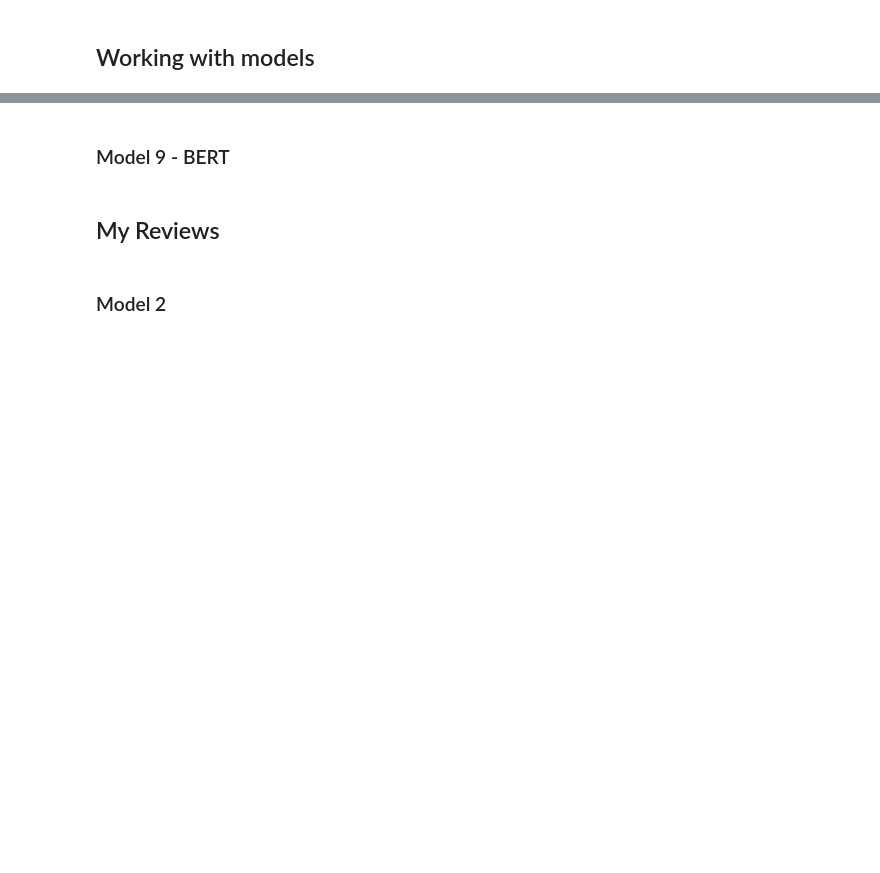
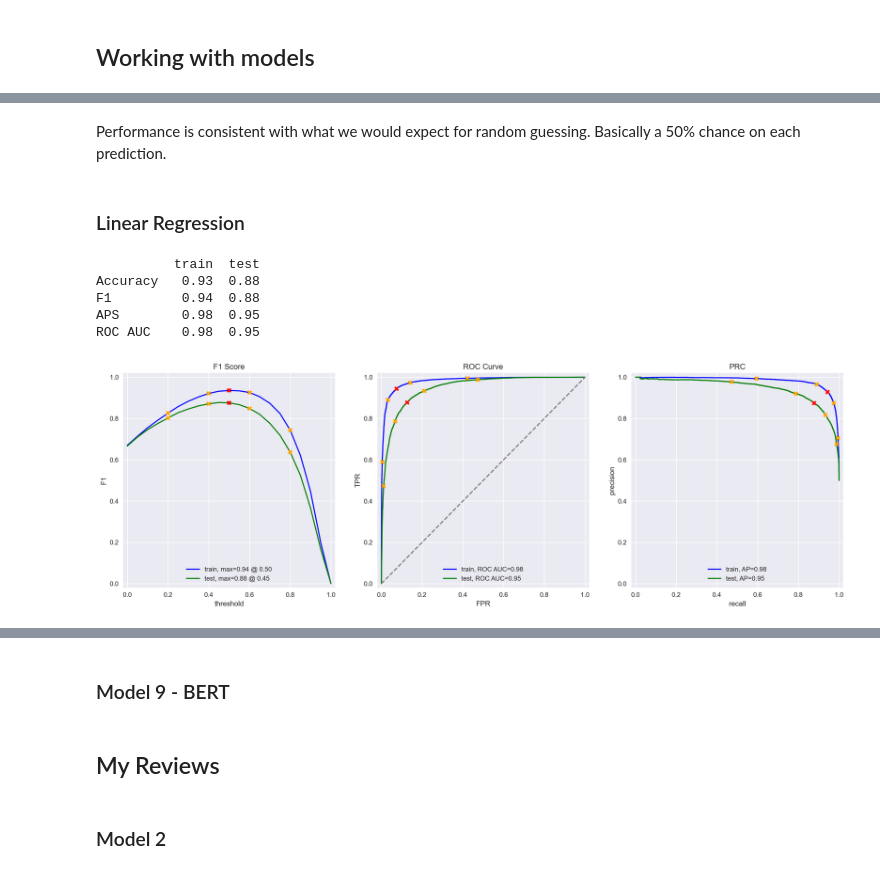
Before and after one commit to IMMontoya/sentiment_analysis_with_natural_language_processing, a Jupyter notebook: nlp_analysis_movie_reviews.ipynb, the cells around one changed output, grey strips where cells are left out. Drawn from its saved outputs; the diff is of its cells as text; code cells hidden in the pictures; blank space fills up the shorter version.

```diff
--- a/nlp_analysis_movie_reviews.ipynb
+++ b/nlp_analysis_movie_reviews.ipynb
@@ -609,0 +644,20 @@ from lightgbm import LGBMClassifier
+# %% [markdown]
+Performance is consistent with what we would expect for random guessing. Basically a 50% chance on each prediction.
+# %% [markdown]
+### Linear Regression
+# %%
+# Define the model
+model = LogisticRegression(random_state=12345)
+
+# Fit the model
+model.fit(X_train, train_target)
+
+# Evaluate the model
+lr_results = (model, evaluate_model(model, X_train, train_target, X_test, test_target))
+# %% [output]
+          train  test
+Accuracy   0.93  0.88
+F1         0.94  0.88
+APS        0.98  0.95
+ROC AUC    0.98  0.95
+[figure, added]
```
Also changed, not shown: parts of 26 cells of this notebook.
